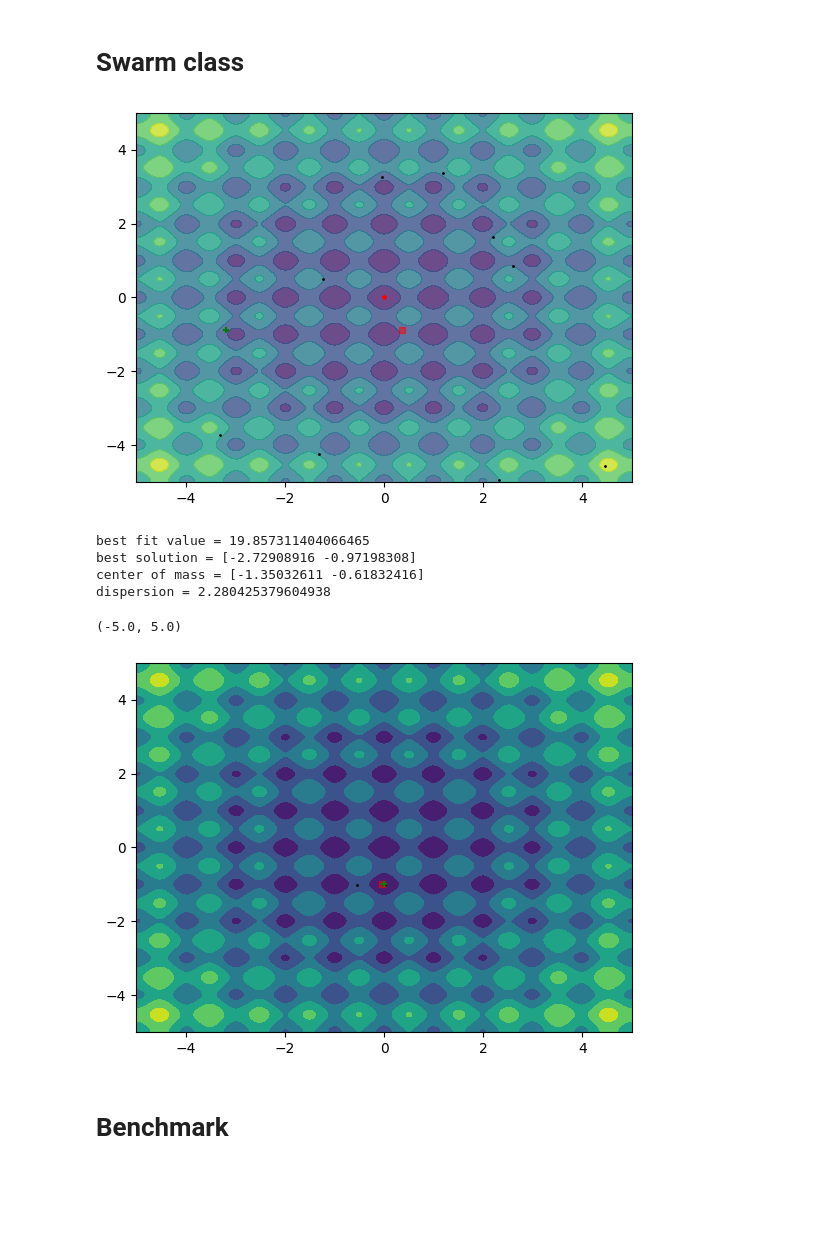
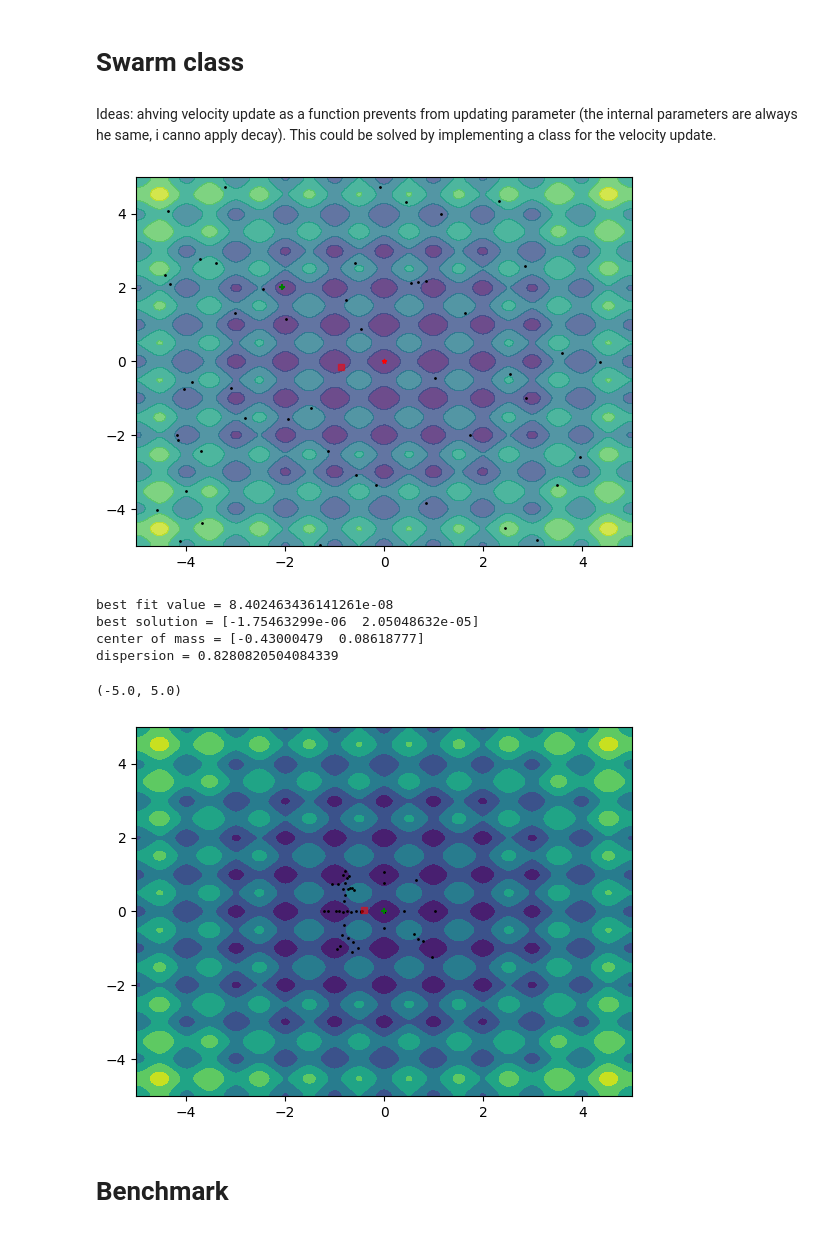
Before and after one commit to andreg24/PSO_GP_project, a Jupyter notebook: pso.ipynb, the cells around one changed output. Cells and saved outputs as stored; diff of their text form; code cells hidden in the pictures; blank space fills up the shorter version.

Commit message:
Updated swarmgp and creation of system for GP evaluation

```diff
--- a/pso.ipynb
+++ b/pso.ipynb
@@ -122,44 +82,33 @@ plt.scatter(0, 0, color='red', marker='*', s=1) # -959.64066271
+# %% [markdown]
+Ideas: ahving velocity update as a function prevents from updating parameter (the internal parameters are always he same, i canno apply decay). This could be solved by implementing a class for the velocity update.
 # %%
-S = Swarm(10, rastrigin)
+S = SwarmGP(50)
+S.default_start(land=RASTRIGIN)
 
-
-lim = 5
-x = np.linspace(-lim, lim, 1000)
-y = np.linspace(-lim, lim, 1000)
-X, Y = np.meshgrid(x, y)
-X_flat, Y_flat = X.flatten(), Y.flatten()
-pts = np.array([X_flat,Y_flat]).T.copy()
-fit = rastrigin(pts)
 plt.contourf(Y, X, fit.reshape(1000, 1000).T, alpha=0.8)
 
 plt.scatter(0, 0, color='red', marker='*', s=9) # -959.64066271
 S.plot()
 # %% [output]
-[figure, old version]
+[figure, new version]
 # %%
-S.generate(1)
+S.generate(100)
 S.describe()
 # %% [output]
-best fit value = 19.857311404066465
-best solution = [-2.72908916 -0.97198308]
-center of mass = [-1.35032611 -0.61832416]
-dispersion = 2.280425379604938
+best fit value = 8.402463436141261e-08
+best solution = [-1.75463299e-06  2.05048632e-05]
+center of mass = [-0.43000479  0.08618777]
+dispersion = 0.8280820504084339
 # %%
-S.generate(10)
-lim = 5
-x = np.linspace(-lim, lim, 1000)
-y = np.linspace(-lim, lim, 1000)
-X, Y = np.meshgrid(x, y)
-X_flat, Y_flat = X.flatten(), Y.flatten()
-pts = np.array([X_flat,Y_flat]).T.copy()
-fit = rastrigin(pts)
+S.generate(100)
+fit = RASTRIGIN(pts)
 plt.contourf(Y, X, fit.reshape(1000, 1000).T, alpha=1)
 S.plot()
 plt.xlim(-5, 5)
 plt.ylim(-5, 5)
 # %% [output]
 (-5.0, 5.0)
-[figure, old version]
+[figure, new version]
 # %% [markdown]
 # Benchmark
 # %% [markdown]
```
Also changed, not shown: parts of 41 cells of this notebook, 9 other files.
